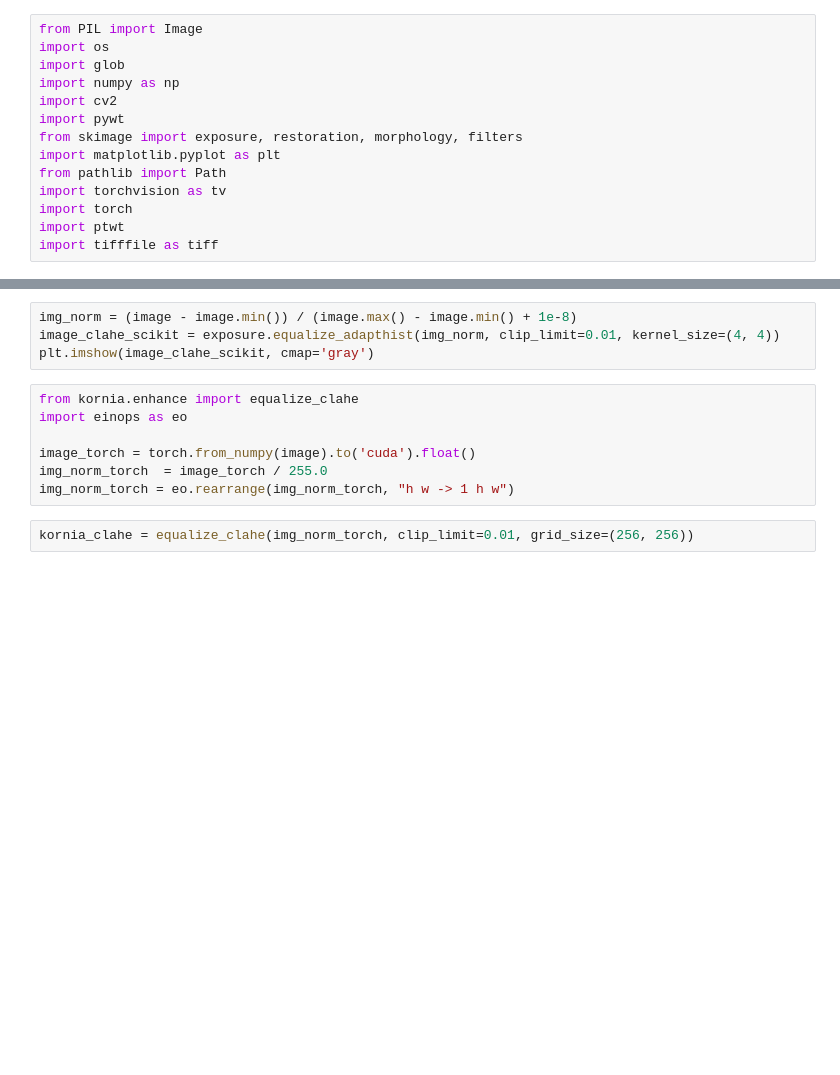
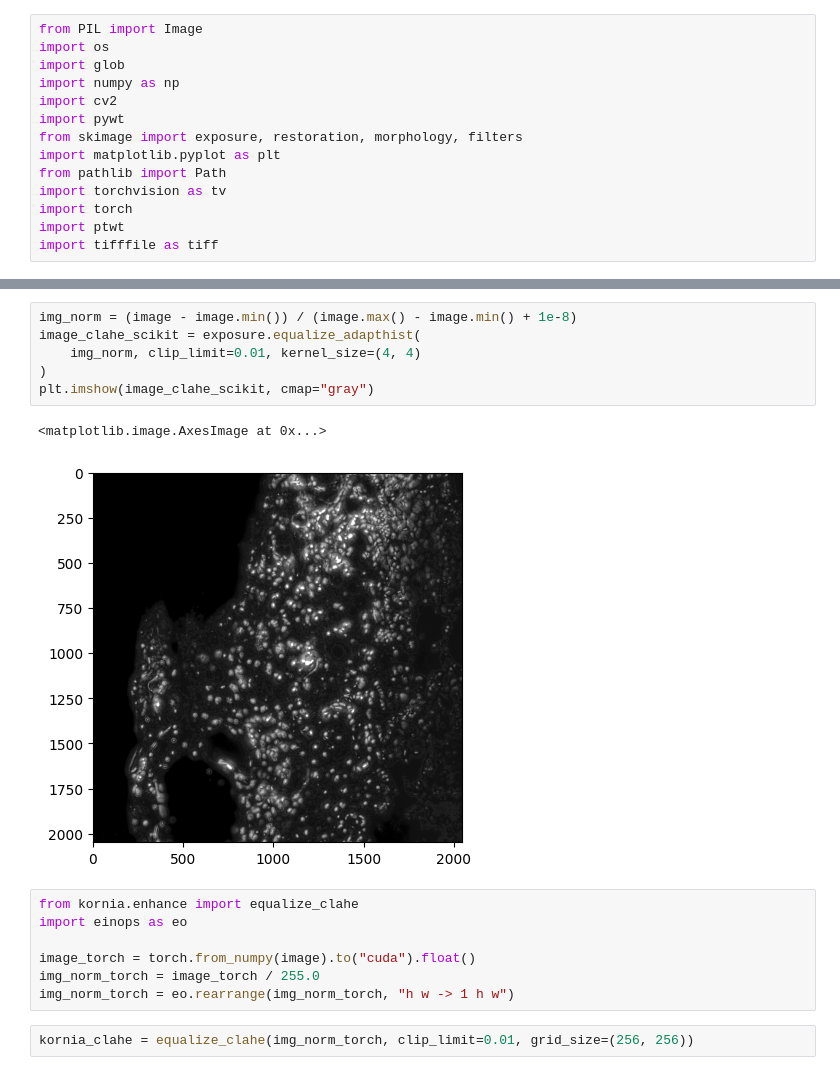
Before and after one commit to saydemr/histology, a Jupyter notebook: notebooks/image.ipynb, the cells around one changed output, grey strips where cells are left out. Cells and saved outputs as stored; diff of their text form; blank space fills up the shorter version.

```diff
--- a/notebooks/image.ipynb
+++ b/notebooks/image.ipynb
@@ -348,13 +363,18 @@ plt.imshow(img_clahe, cmap='gray')
 # %%
 img_norm = (image - image.min()) / (image.max() - image.min() + 1e-8)
-image_clahe_scikit = exposure.equalize_adapthist(img_norm, clip_limit=0.01, kernel_size=(4, 4))
-plt.imshow(image_clahe_scikit, cmap='gray')
+image_clahe_scikit = exposure.equalize_adapthist(
+    img_norm, clip_limit=0.01, kernel_size=(4, 4)
+)
+plt.imshow(image_clahe_scikit, cmap="gray")
+# %% [output]
+<matplotlib.image.AxesImage at 0x...>
+[figure, added]
 # %%
 from kornia.enhance import equalize_clahe
 import einops as eo
 
-image_torch = torch.from_numpy(image).to('cuda').float()
-img_norm_torch  = image_torch / 255.0
+image_torch = torch.from_numpy(image).to("cuda").float()
+img_norm_torch = image_torch / 255.0
 img_norm_torch = eo.rearrange(img_norm_torch, "h w -> 1 h w")
 # %%
 kornia_clahe = equalize_clahe(img_norm_torch, clip_limit=0.01, grid_size=(256, 256))
```
Also changed, not shown: parts of 14 cells of this notebook.
